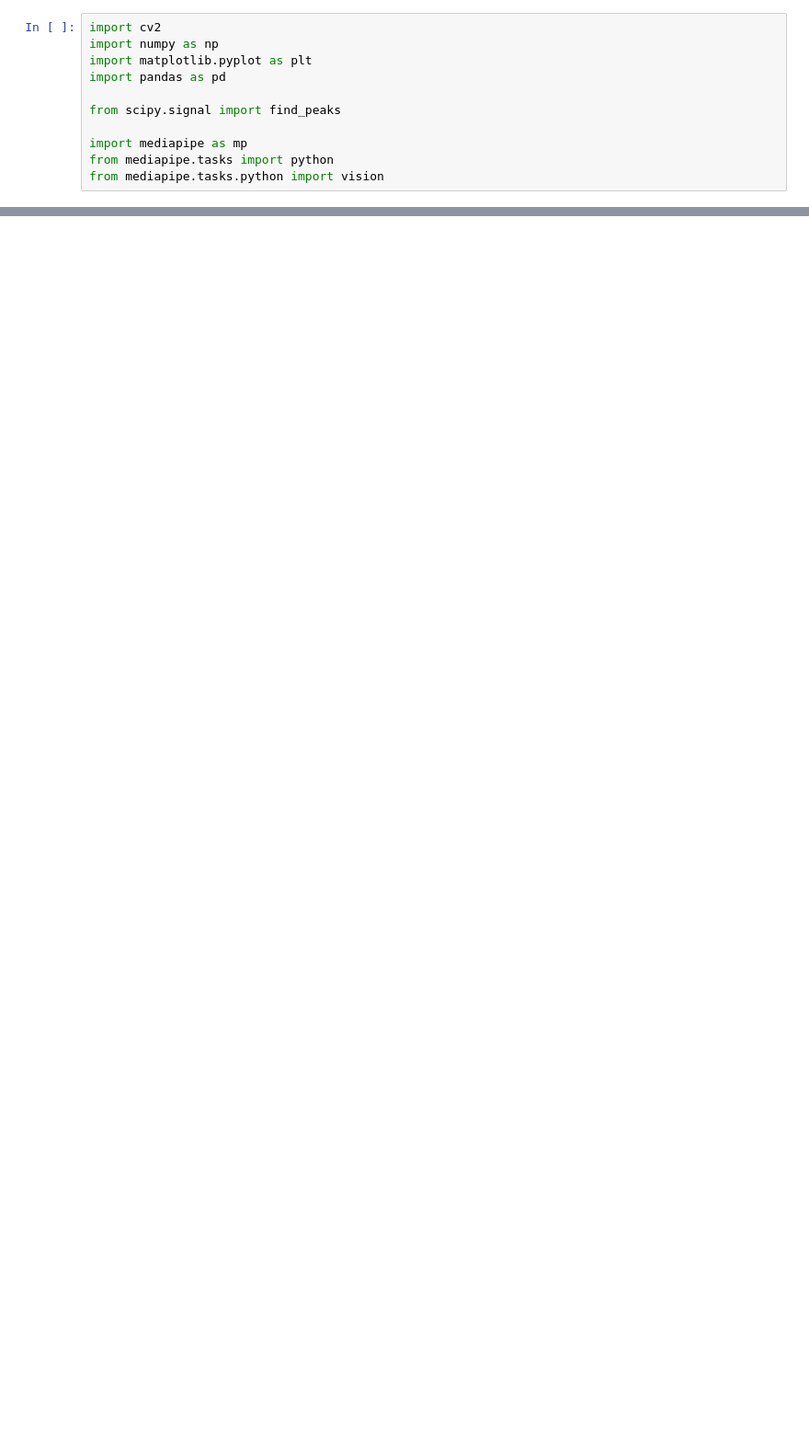
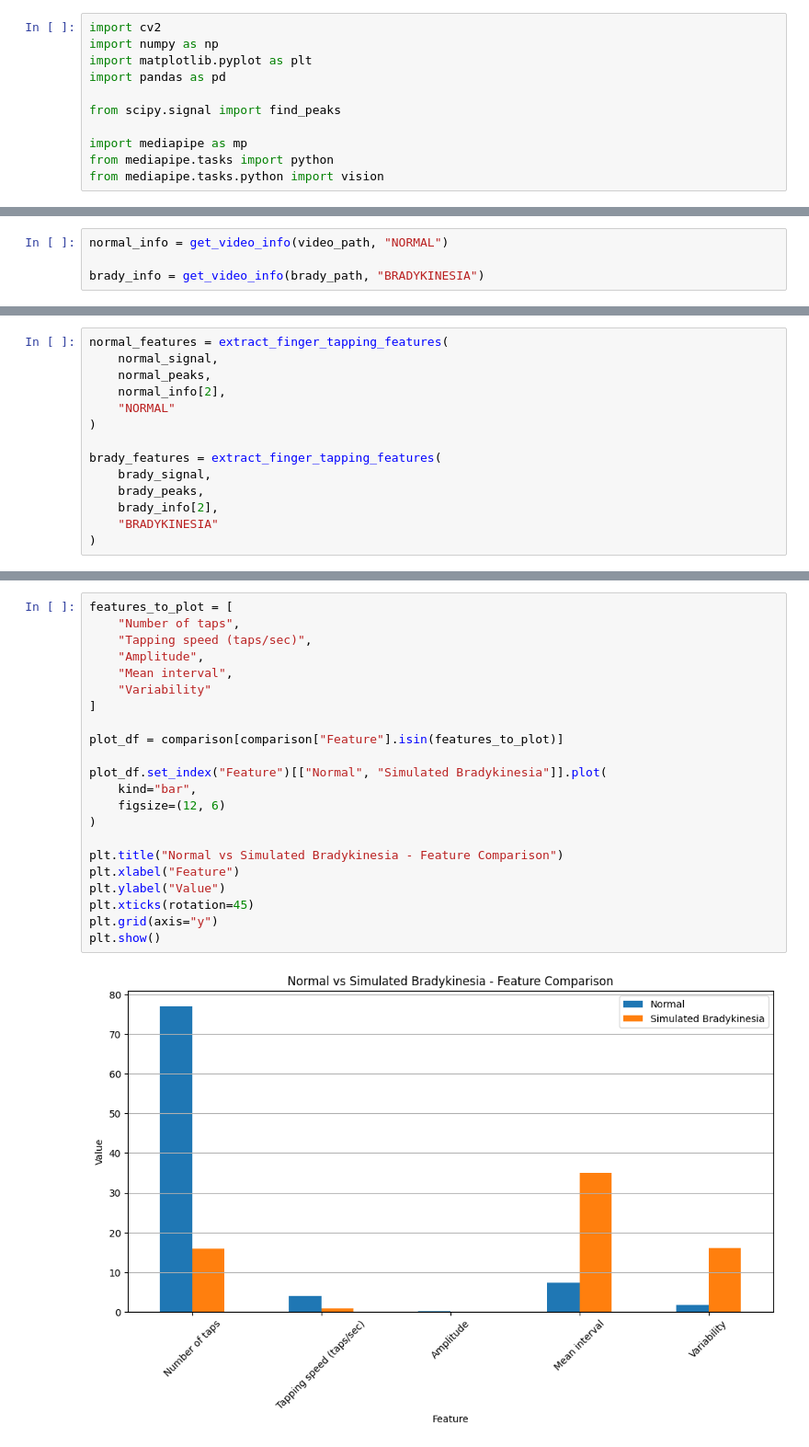
Before and after one commit to TarefBilel/FInger_Tapping_BC, a Jupyter notebook: Bily_Code.ipynb, the cells around one changed output, grey strips where cells are left out. Shown at 92% size. Drawn from its saved outputs; the diff is of its cells as text; blank space fills up the shorter version.

```diff
--- a/Bily_Code.ipynb
+++ b/Bily_Code.ipynb
@@ -43,0 +60,4 @@ Duration: 19.0 seconds
+# %%
+normal_info = get_video_info(video_path, "NORMAL")
+
+brady_info = get_video_info(brady_path, "BRADYKINESIA")
@@ -408,0 +574,14 @@ Variability: 1.813833805725388
+# %%
+normal_features = extract_finger_tapping_features(
+    normal_signal,
+    normal_peaks,
+    normal_info[2],
+    "NORMAL"
+)
+
+brady_features = extract_finger_tapping_features(
+    brady_signal,
+    brady_peaks,
+    brady_info[2],
+    "BRADYKINESIA"
+)
@@ -507,0 +776,24 @@ Processed video saved as tracked_output.mp4
+# %%
+features_to_plot = [
+    "Number of taps",
+    "Tapping speed (taps/sec)",
+    "Amplitude",
+    "Mean interval",
+    "Variability"
+]
+
+plot_df = comparison[comparison["Feature"].isin(features_to_plot)]
+
+plot_df.set_index("Feature")[["Normal", "Simulated Bradykinesia"]].plot(
+    kind="bar",
+    figsize=(12, 6)
+)
+
+plt.title("Normal vs Simulated Bradykinesia - Feature Comparison")
+plt.xlabel("Feature")
+plt.ylabel("Value")
+plt.xticks(rotation=45)
+plt.grid(axis="y")
+plt.show()
+# %% [output]
+[figure, added]
```
Also changed, not shown: parts of 46 cells of this notebook, 5 other files.
